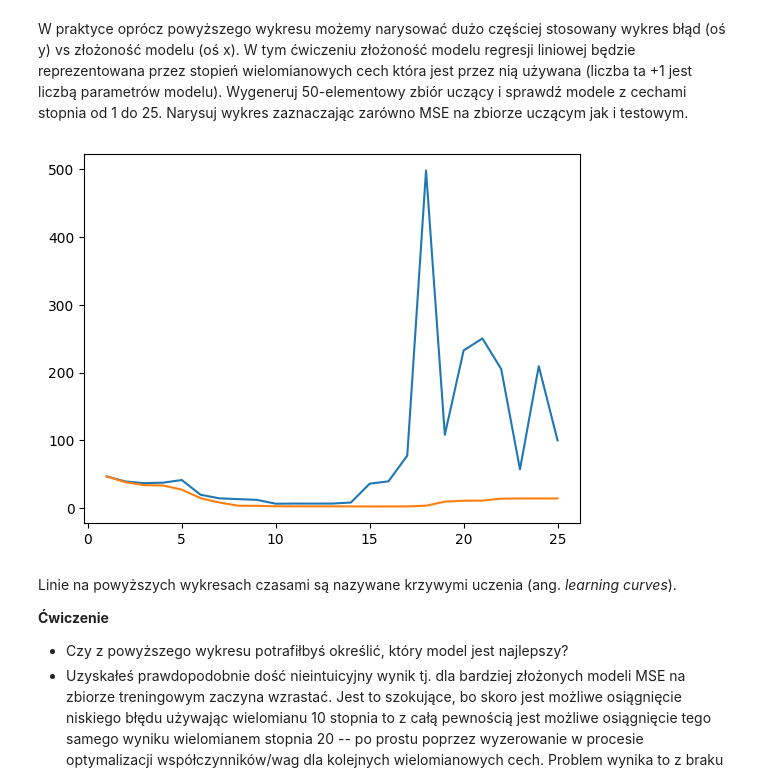
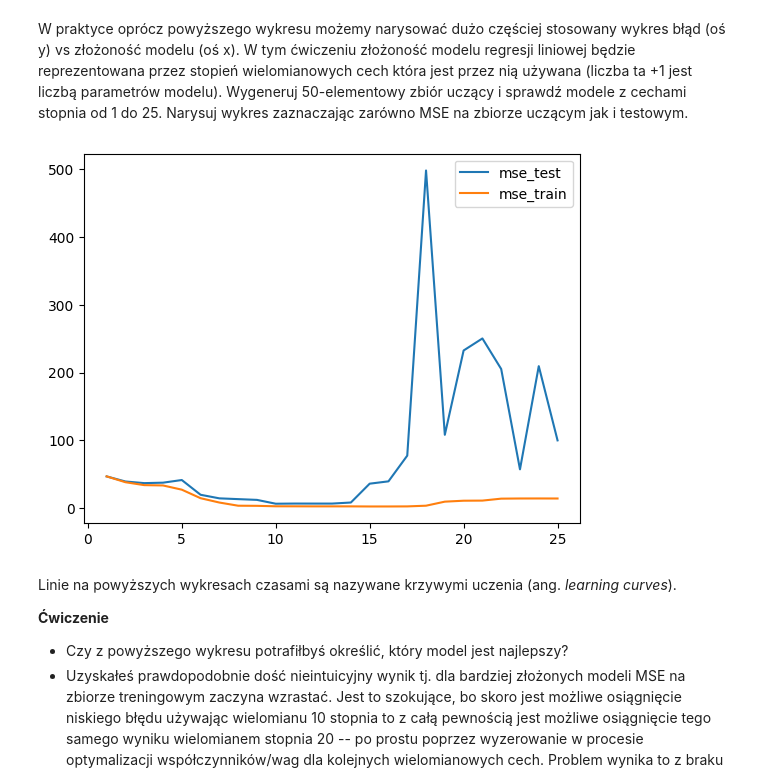
Before and after one commit to marcol13/SUS, a Jupyter notebook: overfit/overfitting.ipynb, the cells around one changed output. Cells and saved outputs as stored; diff of their text form; code cells hidden in the pictures.

```diff
--- a/overfit/overfitting.ipynb
+++ b/overfit/overfitting.ipynb
@@ -314,24 +317,25 @@ W praktyce oprócz powyższego wykresu możemy narysować dużo częściej stoso
 # %%
 X, y = get_data_poly10(n_samples=50)
 X_test, y_test = get_data_poly10(seed=1, n_samples=1000)
 
 mse_train = []
 mse_test = []
 for i in range(1, 26):
     pipeline = Pipeline([("PolynomialFeatures", PolynomialFeatures(degree=i, include_bias=False)), ("LinearRegression", LinearRegression())])
     reg = pipeline.fit(X, y)
 
     y_pred = reg.predict(X_test)
     y_pred_train = reg.predict(X)
 
     mse_test.append(mean_squared_error(y_test, y_pred))
     mse_train.append(mean_squared_error(y, y_pred_train))
 
-plt.plot(list(range(1, 26)), mse_test)
-plt.plot(list(range(1, 26)), mse_train)
+plt.plot(list(range(1, 26)), mse_test, label="mse_test")
+plt.plot(list(range(1, 26)), mse_train, label="mse_train")
+plt.legend()
 plt.show()
 # %% [output]
-[figure, old version]
+[figure, new version]
 # %% [markdown]
 Linie na powyższych wykresach czasami są nazywane krzywymi uczenia (ang. *learning curves*).
 
```
Also changed, not shown: parts of 5 cells of this notebook.
